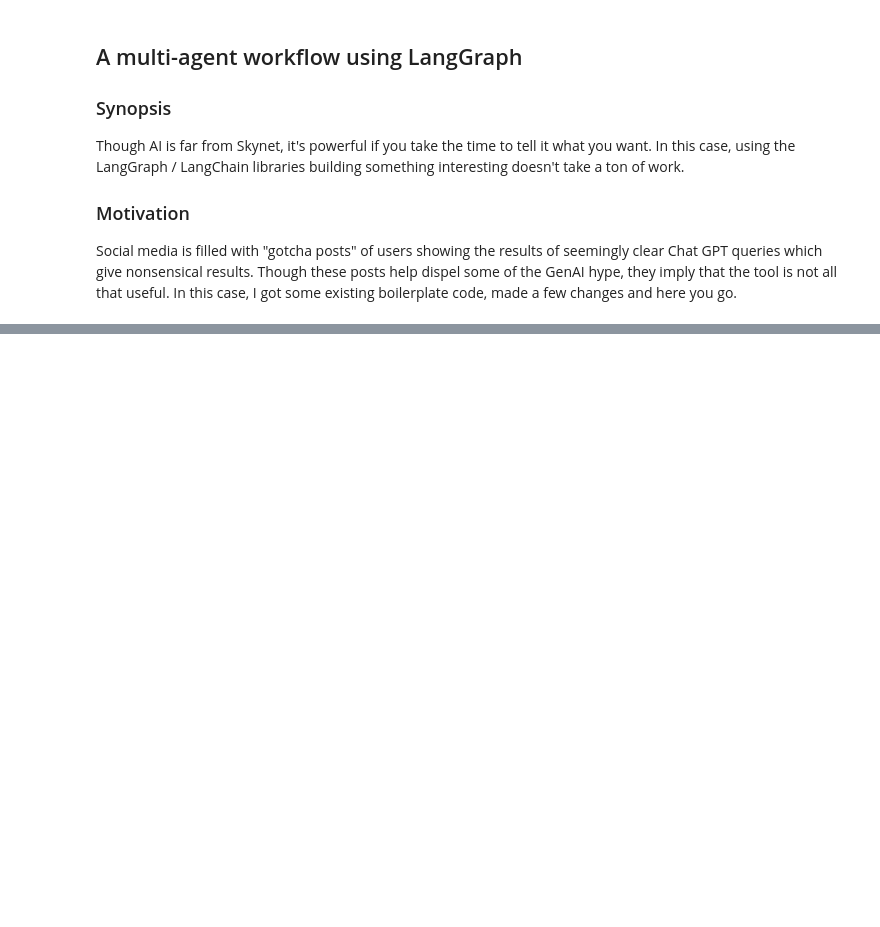
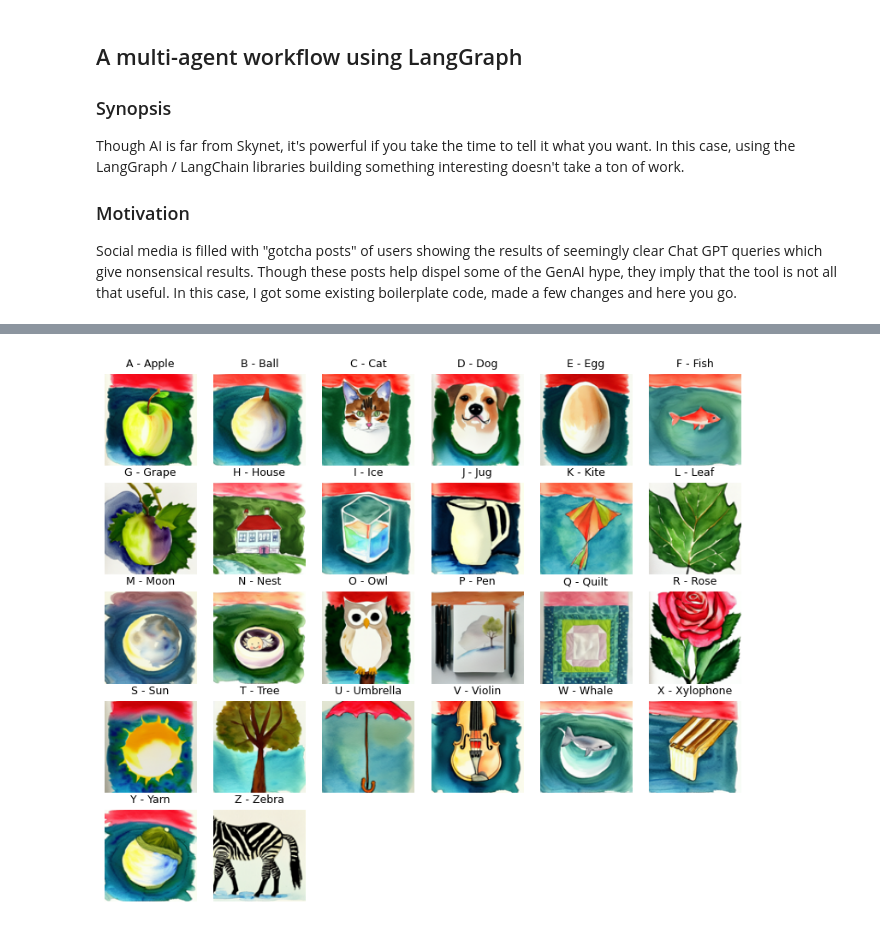
Before and after one commit to dougdaly/Generative-AI, a Jupyter notebook: langGraph-alphabet.ipynb, the cells around one changed output, grey strips where cells are left out. Saved outputs shown, nothing was run; the diff lists cells and outputs as text; code cells hidden in the pictures; blank space fills up the shorter version.

```diff
--- a/langGraph-alphabet.ipynb
+++ b/langGraph-alphabet.ipynb
@@ -196,0 +268,34 @@ All images and thumbnails have been successfully created.
+# %%
+def display_image_grid(folder_path='.'):
+    def find_images_glob(folder_path):
+        image_files = []
+        # You can specify multiple patterns for different image types
+        image_files.extend(glob.glob(os.path.join(folder_path, '*thumb.png')))
+        image_files.sort()
+        images = [PIL.Image.open(image_file) for image_file in image_files]
+        return images
+
+    images = find_images_glob(folder_path)
+
+    # Create a figure
+    # figsize starts with width
+    fig = plt.figure(figsize=(12., 8.))
+    grid = ImageGrid(fig, 111, nrows_ncols=(5, 6), axes_pad=0.2)
+
+    # Iterate over the grid and display images
+    for ax, im in zip(grid[:len(images)], images):
+        ax.imshow(im) # Ensure image data type is appropriate
+        ax.axis('off') # Turn off axis labels and ticks
+        word = ' '.join(os.path.splitext(os.path.basename(im.filename))[0].split('_')[:-1])
+        ax.set_title(f"{word[0]} - {word}", fontsize=9)  # Set title to filename without extension
+    for ax in grid[26:]:
+        ax.axis('off')
+    plt.show()
+
+from mpl_toolkits.axes_grid1 import ImageGrid
+import glob
+import matplotlib.pyplot as plt
+
+display_image_grid(output_dir)
+# %% [output]
+[figure, added]
```
Also changed, not shown: parts of 10 cells of this notebook, 3 other files.
